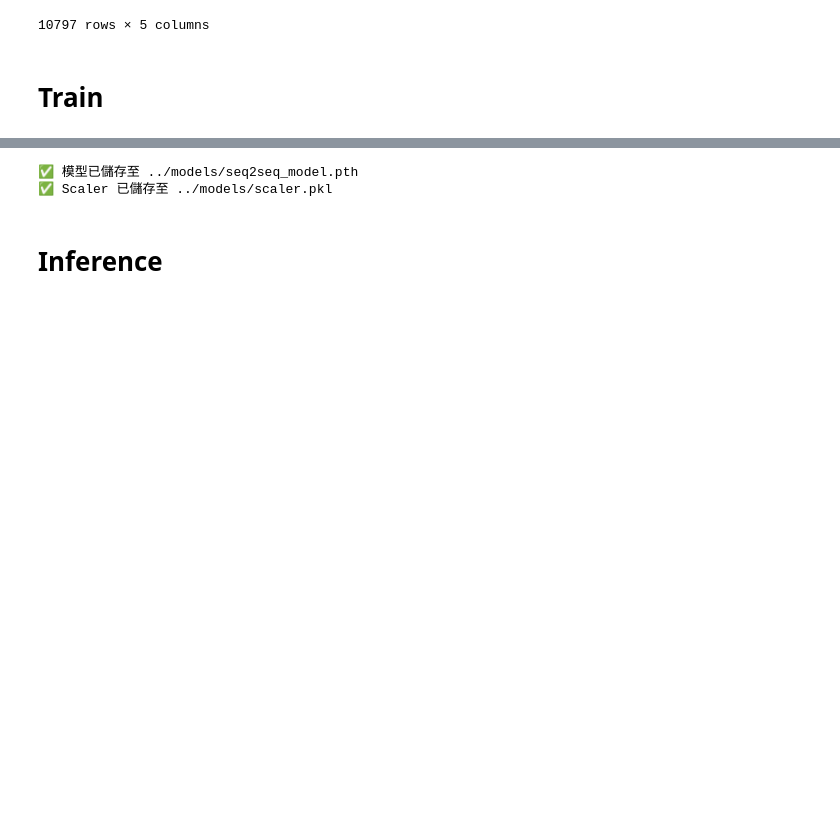
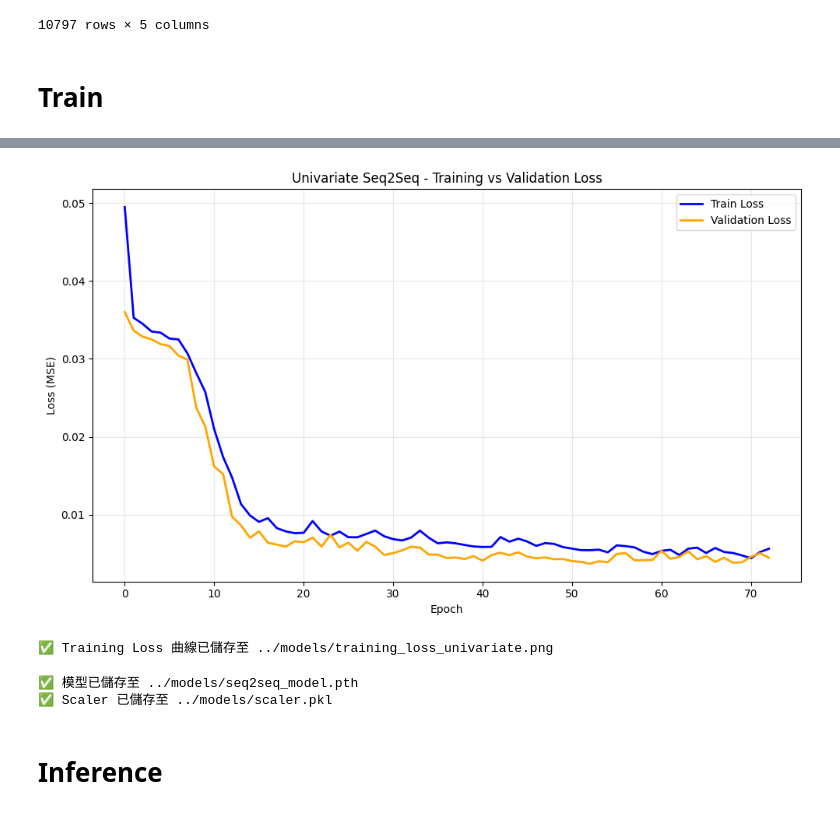
Before and after one commit to eggeggwe/AI_term_project, a Jupyter notebook: notebooks/model1.ipynb, the cells around one changed output, grey strips where cells are left out. Drawn from its saved outputs; the diff is of its cells as text; code cells hidden in the pictures; blank space fills up the shorter version.

```diff
--- a/notebooks/model1.ipynb
+++ b/notebooks/model1.ipynb
@@ -360,7 +360,7 @@ import os
 # --- 1. 參數設定 ---
 INPUT_SEQ_LEN = 144   # 過去 72 小時
 OUTPUT_SEQ_LEN = 48   # 未來 24 小時
-BATCH_SIZE = 256
+BATCH_SIZE = 512
 INPUT_SIZE = 1
 OUTPUT_SIZE = 1
 HIDDEN_SIZE = 256
@@ -425,6 +425,10 @@ if RETRAIN or not os.path.exists("../models/seq2seq_model.pth"):
     patience_counter = 0
     best_model_state = None
 
+    # 記錄 Loss 的列表
+    train_losses = []
+    val_losses = []
+
     for epoch in range(EPOCHS):
         model.train()
         total_train_loss = 0
@@ -452,6 +456,10 @@ if RETRAIN or not os.path.exists("../models/seq2seq_model.pth"):
                 total_val_loss += val_loss.item()
         avg_val_loss = total_val_loss / len(val_loader)
 
+        # 記錄 Loss
+        train_losses.append(avg_train_loss)
+        val_losses.append(avg_val_loss)
+
         print(f"Epoch {epoch+1}/{EPOCHS} | Train Loss: {avg_train_loss:.6f} | Val Loss: {avg_val_loss:.6f}")
 
         # Early Stopping
@@ -473,6 +481,22 @@ if RETRAIN or not os.path.exists("../models/seq2seq_model.pth"):
         model.load_state_dict(best_model_state)
 
     print("\n訓練完成！")
+
+    # 繪製並儲存 Training Loss 曲線
+    import matplotlib.pyplot as plt
+
+    plt.figure(figsize=(10, 6))
+    plt.plot(train_losses, label='Train Loss', color='blue', linewidth=2)
+    plt.plot(val_losses, label='Validation Loss', color='orange', linewidth=2)
+    plt.xlabel('Epoch')
+    plt.ylabel('Loss (MSE)')
+    plt.title('Univariate Seq2Seq - Training vs Validation Loss')
+    plt.legend()
+    plt.grid(True, alpha=0.3)
+    plt.tight_layout()
+    plt.savefig('../models/training_loss_univariate.png', dpi=150)
+    plt.show()
+    print("✅ Training Loss 曲線已儲存至 ../models/training_loss_univariate.png")
 # %% [output]
 訓練集天數: 0 ~ 39 (共 40 天)
 驗證集天數: 40 ~ 49 (共 10 天)
@@ -492,5 +516,7 @@ Early stopping triggered at epoch 113!
 
 訓練完成！
+[figure, added]
+✅ Training Loss 曲線已儲存至 ../models/training_loss_univariate.png
 # %%
 # === 儲存模型 ===
 import os
```
Also changed, not shown: parts of 4 cells of this notebook, 22 other files.
